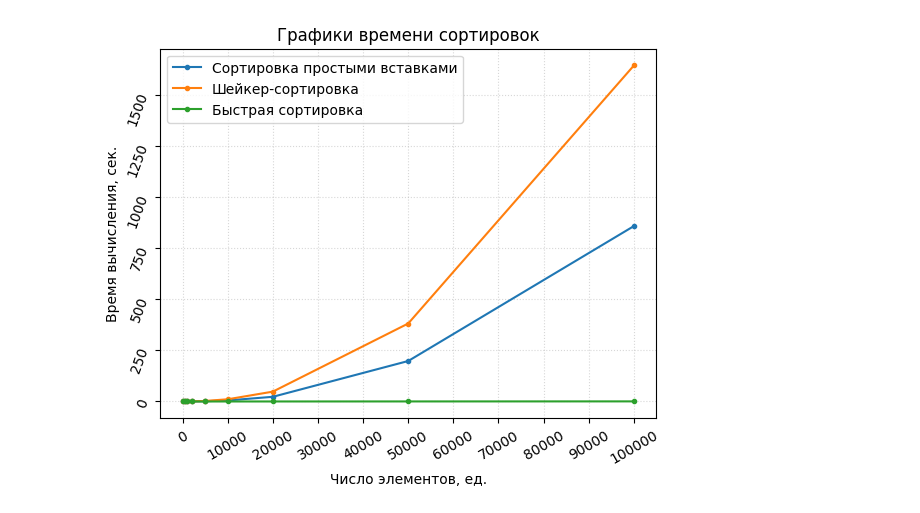
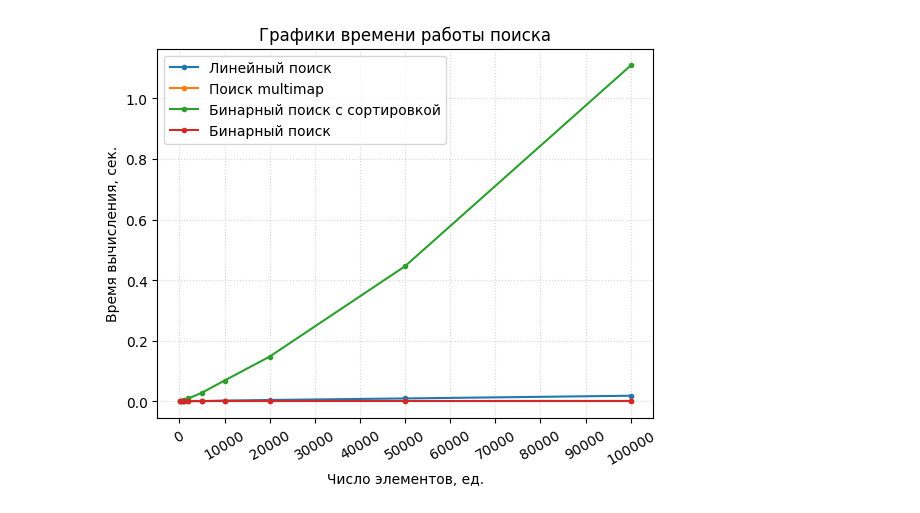
Before and after one commit to TimothyTur/MP_L2, a Jupyter notebook: demo.ipynb, the cells around one changed output. Cells and saved outputs as stored; diff of their text form; code cells hidden in the pictures.

```diff
--- a/demo.ipynb
+++ b/demo.ipynb
@@ -247,2 +481,9 @@ def binarySearch(mass, key):
+# %%
+#объекты multymap
+multimaps = []
+for i in range(len(ns)):
+    multimaps.append(dd(list))
+    for j in samples[i]:
+        multimaps[i][j.key].append(j)
 # %%
 #замеряем время
@@ -282,0 +563,15 @@ for i in range(len(ns)):
+# %%
+#бинарный поиск с предшествующей сортировкой массива
+sorted_ = deepcopy(samples)
+for i in range(len(ns)):
+    start = time.time()
+    myQuickSort(sorted_[i])
+    res = binarySearch(sorted_[i], myKey[i])
+    t[2][i] = time.time() - start
+    with open('mpSorted'+str(ns[i])+'.txt', 'w') as file:
+        for j in range(ns[i]):
+            sorted_[i][j].writeOpenedFile(file)
+    print(ns[i], t[2][i], myKey[i])
+    for j in range(len(res)):
+        print(j, res[j], sorted_[i][res[j]])
+    print("-"*50)
@@ -283,10 +596,11 @@ for i in range(len(ns)):
 # %%
-#бинарный
+#просто бинарный поиск
 for i in range(len(ns)):
     start = time.time()
     res = binarySearch(sorted_[i], myKey[i])
-    t[1][i] = time.time() - start
-    print(ns[i], res)
+    t[3][i] = time.time() - start
+    print(ns[i], t[3][i], myKey[i])
     for j in range(len(res)):
         print(j, res[j], sorted_[i][res[j]])
+    print("-"*50)
 # %% [output]
@@ -337,17 +624,21 @@ for i in range(ns[0]):
 # %%
+#графики
 plt.plot(ns, t[0], marker='.')
 plt.plot(ns, t[1], marker='.')
 plt.plot(ns, t[2], marker='.')
+plt.plot(ns, t[3], marker='.')
 plt.xticks(np.arange(0, 100001, 10000), rotation=30)
-plt.yticks(rotation=70)
+#plt.yticks(rotation=70)
 plt.xlabel("Число элементов, ед.")
 plt.ylabel("Время вычисления, сек.")
-plt.title("Графики времени сортировок")
-plt.legend(["Сортировка простыми вставками",
-            "Шейкер-сортировка", "Быстрая сортировка"],
+plt.title("Графики времени работы поиска")
+plt.legend(["Линейный поиск",
+            "Поиск multimap",
+            "Бинарный поиск с сортировкой",
+            "Бинарный поиск"],
            loc = "upper left")
 plt.grid(True, alpha = 0.5, ls = "dotted")
 
-plt.savefig('mpLab1Graph1.png', bbox_inches='tight')
+plt.savefig('mpLab2Graph1.png', bbox_inches='tight')
 # %% [output]
-[figure, old version]
+[figure, new version]
```
Also changed, not shown: parts of 17 cells of this notebook, 12 other files.
